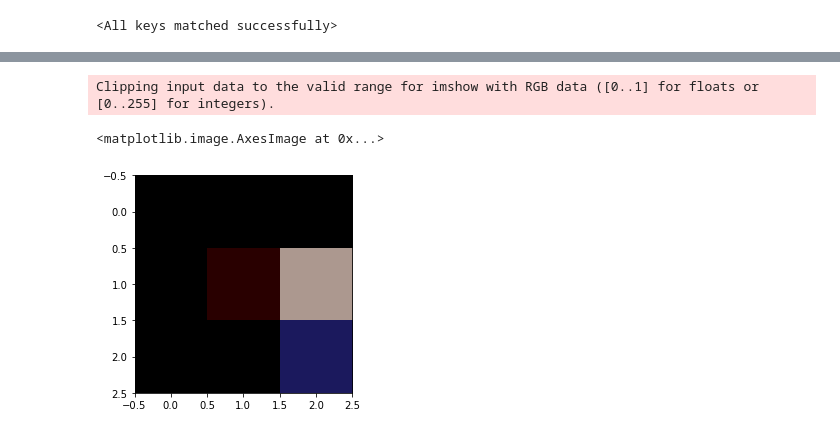
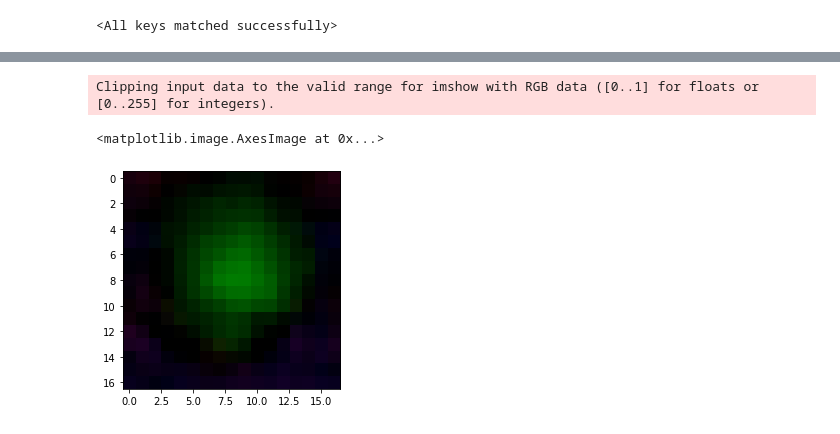
Before and after one commit to Morales97/MixMatch_and_Beyond, a Jupyter notebook: notebooks/viz_kernels.ipynb, the cells around one changed output, grey strips where cells are left out. Saved outputs shown, nothing was run; the diff lists cells and outputs as text; code cells hidden in the pictures.

```diff
--- a/notebooks/viz_kernels.ipynb
+++ b/notebooks/viz_kernels.ipynb
@@ -10,10 +11,10 @@ import torch.nn as nn
 import matplotlib.pyplot as plt
 import numpy as np
 # %%
-model_name = 'model_fs_sgd_aug.pt'
+model_name = 'model_fs_funnel.pt'
 saved_model = torch.load(f'../models/saved_models/{model_name}', map_location=torch.device('cpu'))
 
-model = WideResNet(depth=28, k=2, n_out=10)
+model = WideResNetFunnel(depth=28, k=2, n_out=10)
 model.load_state_dict(saved_model['model_state_dict'])
 # %% [output]
 <All keys matched successfully>
@@ -46,7 +47,7 @@ tensor(-0.6968, grad_fn=<MinBackward1>)
 # %%
 kernels = model.conv1.weight.detach()
-plt.imshow(np.transpose(kernels[14], (1, 2, 0)))
+plt.imshow(np.transpose(kernels[7], (1, 2, 0)))
 # %% [output]
 Clipping input data to the valid range for imshow with RGB data ([0..1] for floats or [0..255] for integers).
 <matplotlib.image.AxesImage at 0x...>
-[figure, old version]
+[figure, new version]
```
Also changed, not shown: parts of 5 cells of this notebook, 3 other files.
